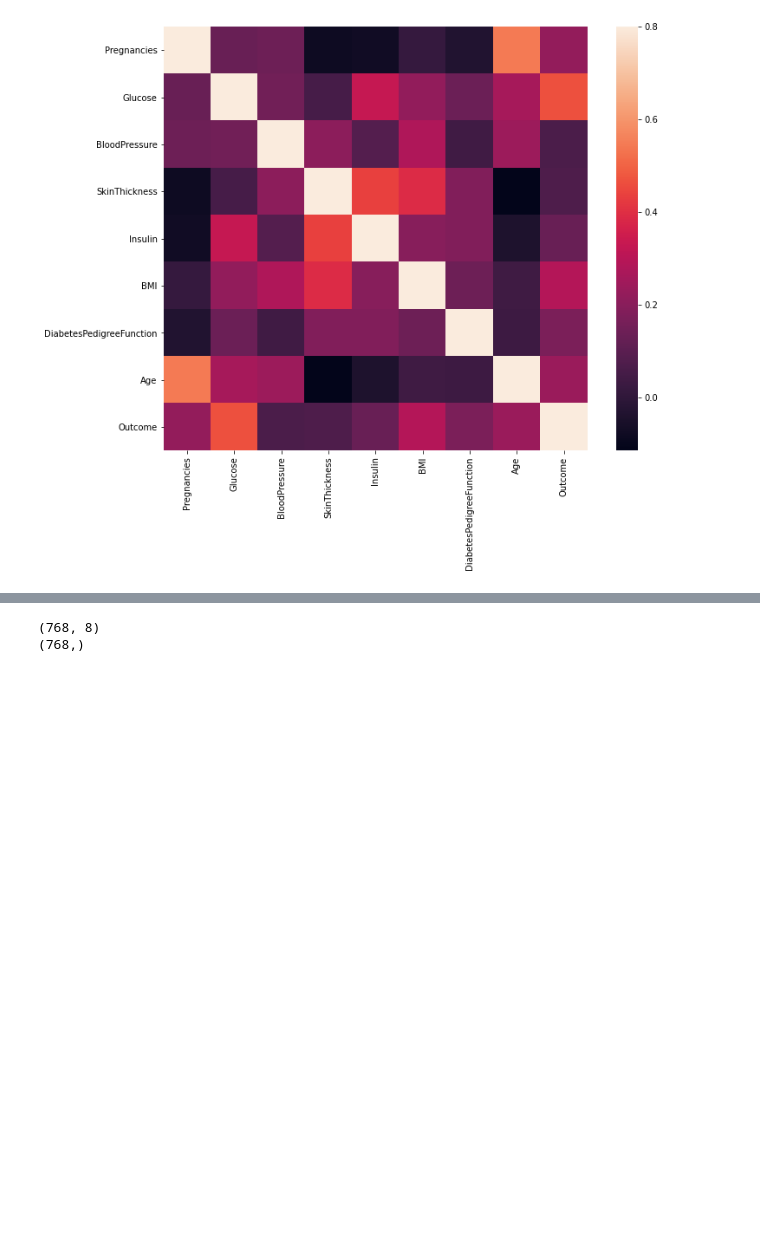
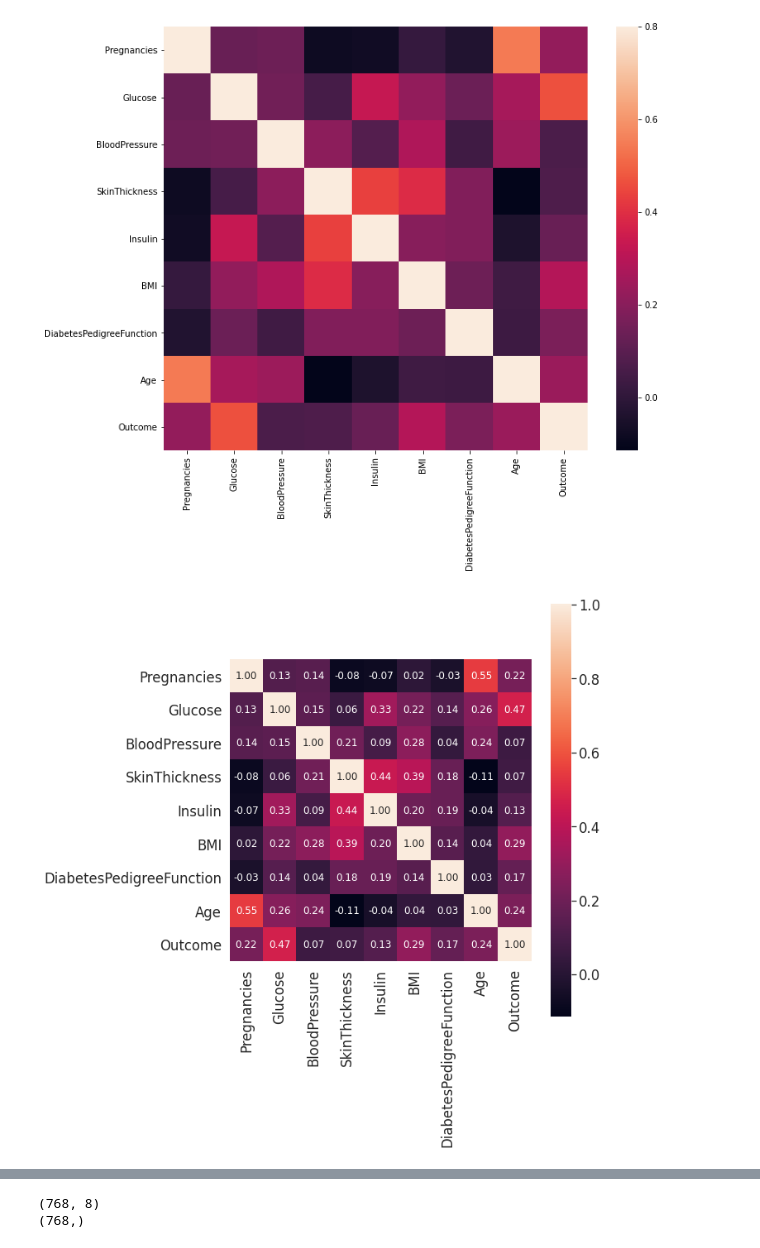
Before and after one commit to psalinas505/python-diabetes, a Jupyter notebook: project_NN.ipynb, the cells around one changed output, grey strips where cells are left out. Saved outputs shown, nothing was run; the diff lists cells and outputs as text; code cells hidden in the pictures; blank space fills up the shorter version.

```diff
--- a/project_NN.ipynb
+++ b/project_NN.ipynb
@@ -157,0 +165,23 @@ plt.show()
+# %%
+cols = ['Pregnancies','Glucose','BloodPressure','SkinThickness','Insulin','BMI','DiabetesPedigreeFunction','Age','Outcome']
+from sklearn.preprocessing import StandardScaler
+
+stdsc = StandardScaler()
+X_std = stdsc.fit_transform(diabetes[cols].iloc[:,range(0,len(cols))].values)
+# %%
+cov_mat =np.cov(X_std.T)
+plt.figure(figsize=(10,10))
+sns.set(font_scale=1.5)
+
+hm = sns.heatmap(cov_mat,
+                 cbar=True,
+                 annot=True,
+                 square=True,
+                 fmt='.2f',
+                 annot_kws={'size': 12},
+                 yticklabels=cols,
+                 xticklabels=cols)
+plt.tight_layout()
+plt.show()
+# %% [output]
+[figure, added]
```
Also changed, not shown: parts of 51 cells of this notebook.
